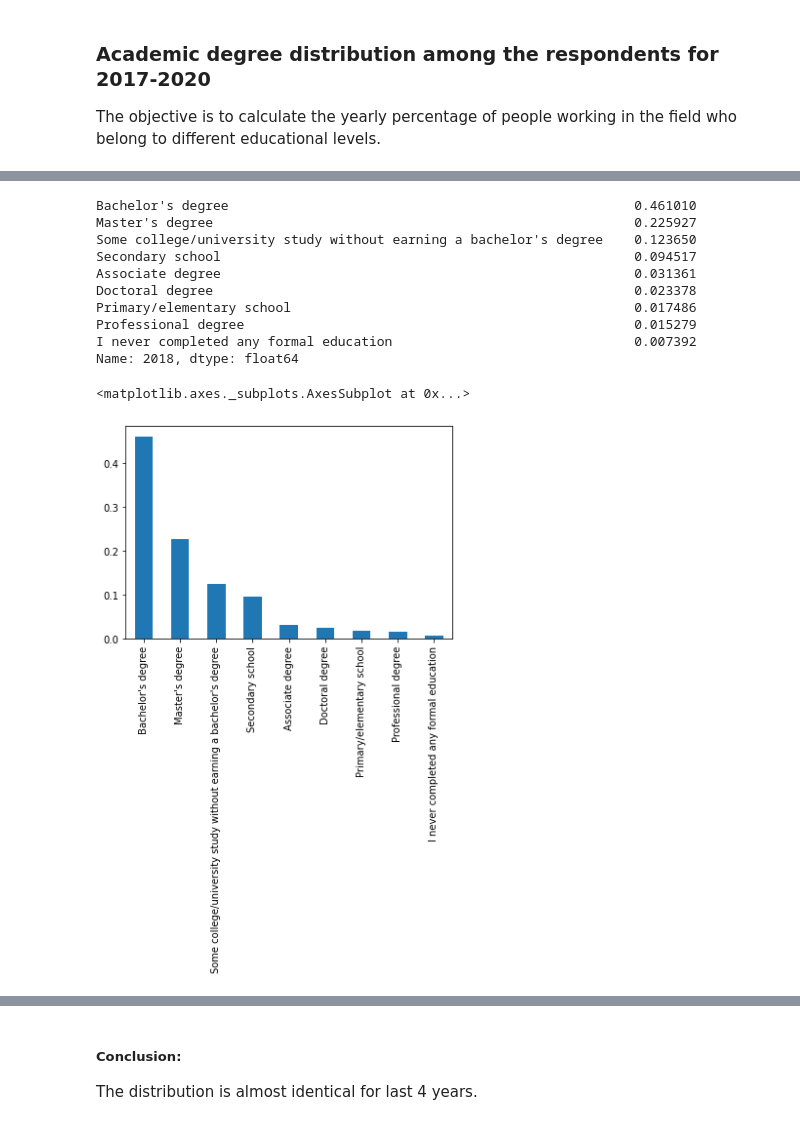
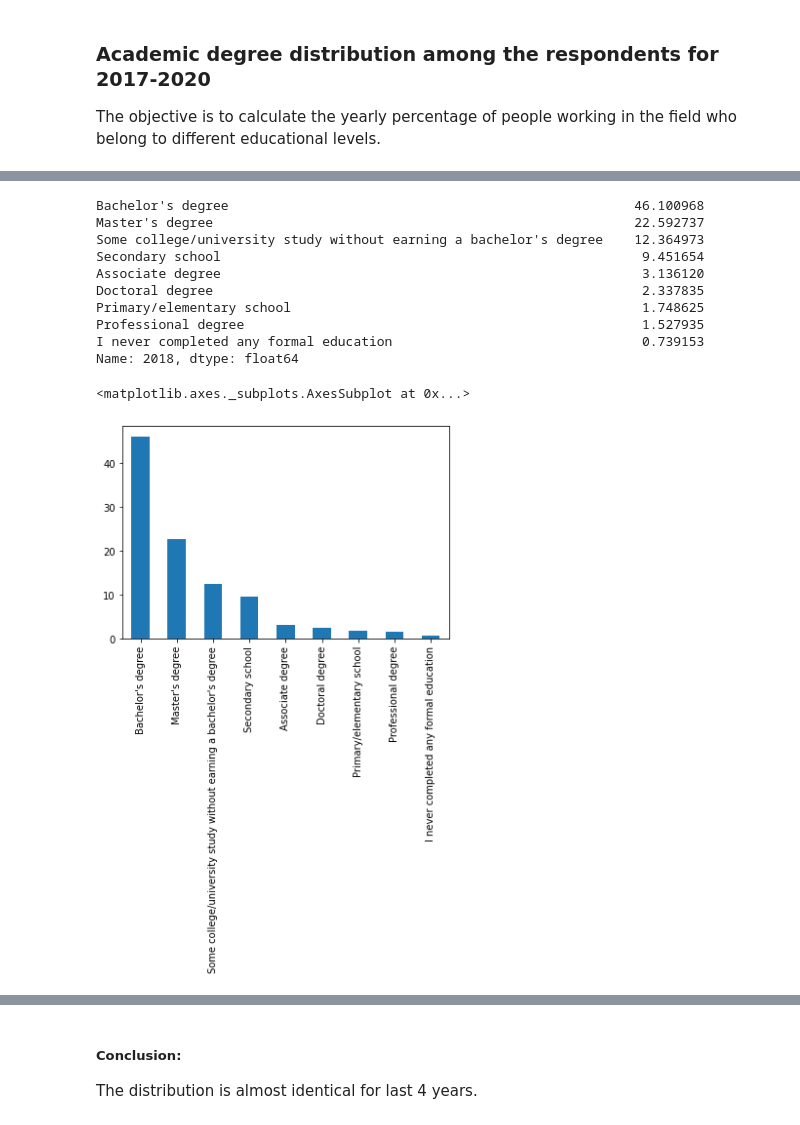
Before and after one commit to unclesyova/DSnanodegree_Project1, a Jupyter notebook: IT_trends.ipynb, the cells around one changed output, grey strips where cells are left out. Drawn from its saved outputs; the diff is of its cells as text; code cells hidden in the pictures.

```diff
--- a/IT_trends.ipynb
+++ b/IT_trends.ipynb
@@ -56,25 +57,26 @@ degree_mapping = {'Bachelor’s degree (BA, BS, B.Eng., etc.)': "Bachelor's degr
 # %%
 df2018_cleared = df2018['FormalEducation'].dropna()
 df2018_cleared = df2018_cleared.value_counts()
 df2018_cleared = df2018_cleared/df2018_cleared.sum()
 df2018_cleared.rename(degree_mapping, inplace=True)
 df2018_cleared.name = '2018'
+df2018_cleared = df2018_cleared * 100
 print(df2018_cleared)
 
 df2018_cleared.plot(kind='bar')
 # %% [output]
-Bachelor's degree                                                    0.461010
-Master's degree                                                      0.225927
-Some college/university study without earning a bachelor's degree    0.123650
-Secondary school                                                     0.094517
-Associate degree                                                     0.031361
-Doctoral degree                                                      0.023378
-Primary/elementary school                                            0.017486
-Professional degree                                                  0.015279
-I never completed any formal education                               0.007392
+Bachelor's degree                                                    46.100968
+Master's degree                                                      22.592737
+Some college/university study without earning a bachelor's degree    12.364973
+Secondary school                                                      9.451654
+Associate degree                                                      3.136120
+Doctoral degree                                                       2.337835
+Primary/elementary school                                             1.748625
+Professional degree                                                   1.527935
+I never completed any formal education                                0.739153
 Name: 2018, dtype: float64
 <matplotlib.axes._subplots.AxesSubplot at 0x...>
-[figure, old version]
+[figure, new version]
 # %%
 df2019_cleared = df2019['EdLevel'].dropna()
 df2019_cleared = df2019_cleared.value_counts()
```
Also changed, not shown: parts of 15 cells of this notebook.
